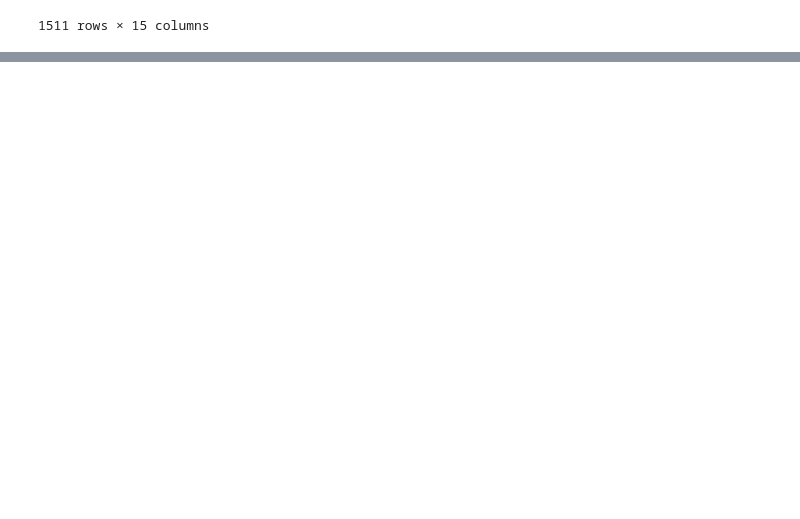
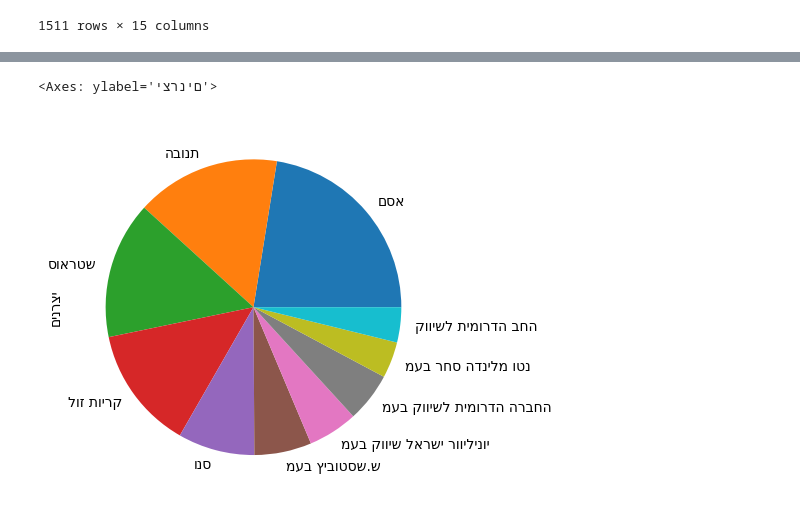
Before and after one commit to AKorets/israeli-supermarket-data, a Jupyter notebook: testbed.ipynb, the cells around one changed output, grey strips where cells are left out. Saved outputs shown, nothing was run; the diff lists cells and outputs as text; code cells hidden in the pictures; blank space fills up the shorter version.

```diff
--- a/testbed.ipynb
+++ b/testbed.ipynb
@@ -446,0 +449,18 @@ Name: count, Length: 301, dtype: int64
+# %%
+from parsers.price_parser import download_all_prices
+from bidi import algorithm as bidialg
+
+df = download_all_prices()
+
+
+df['manufacturename_plot'] = df['manufacturename'].astype("string").apply(lambda x: bidialg.get_display(x))
+df['manufacturename'].replace({
+    'לא ידוע':'Unknown',
+    ',':'Unknown',
+    ' ':'Unknown',
+    'קבוצת אוסם סחר שות.מוגבלת':'קבוצת אוסם סחר-שות.מוגבלת'
+}, inplace=True)
+
+df['manufacturename'].fillna(' ', inplace=True)
+
+df['manufacturename'].value_counts().head(10)
@@ -446,0 +480,30 @@ Name: count, Length: 301, dtype: int64
+# %%
+
+
+df['manufacturename'].replace({
+    'לא ידוע':'Unknown',
+    ',':'Unknown',
+    ' ':'Unknown',
+    '  ':'Unknown',
+    '---':'Unknown',
+    'קבוצת אסם סחר שות. מוגבלת'
+        :'אסם',
+    'קבוצת אוסם סחר-שות.מוגבלת':
+        'אסם',
+    'כללי':
+        'General',
+    'שטראוס גרופ בע"מ':
+        'שטראוס',
+    'תנובה - חלב':
+        'תנובה',
+    'שטראוס גרופ בעמ/מצונן':
+        'שטראוס'
+}, inplace=True)
+
+
+df['manufacturename'].value_counts().head(12).tail(10).to_frame()
+df['manufacturename_plot'].value_counts().head(12).tail(10).plot(kind='pie',ylabel=bidialg.get_display('יצרנים'))
+#df['manufacturename'].value_counts().index[0:14]
+# %% [output]
+<Axes: ylabel='םינרצי'>
+[figure, added]
```
Also changed, not shown: parts of 2 cells of this notebook, 1 other file.
